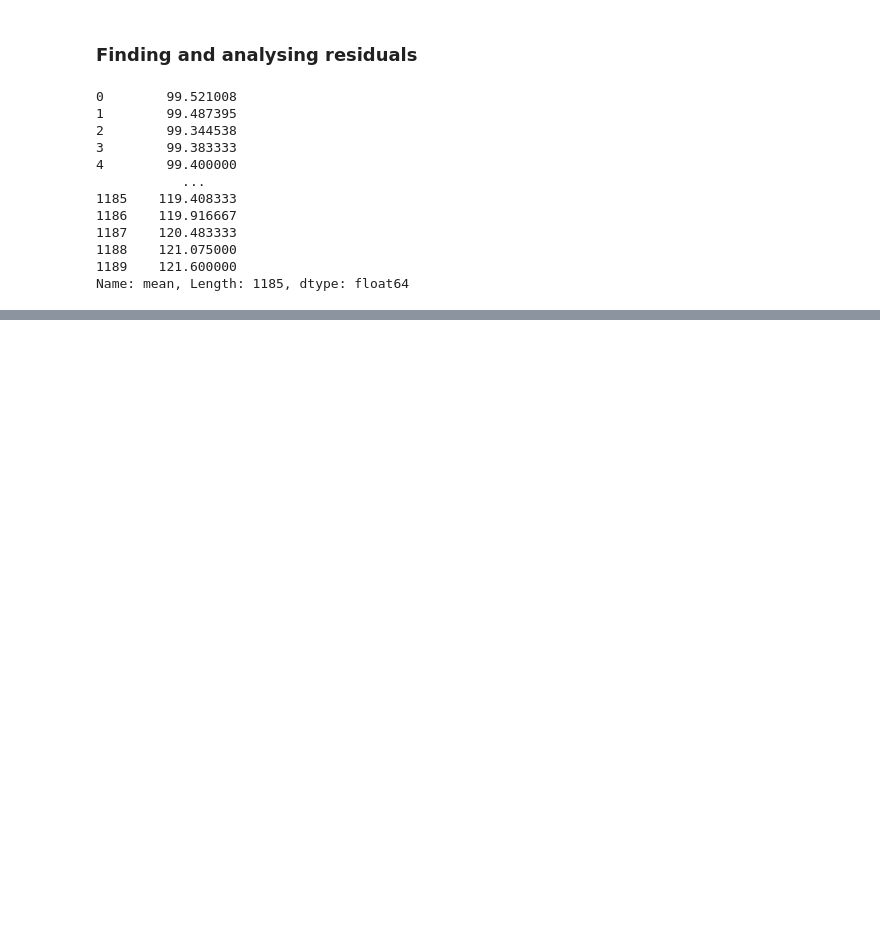
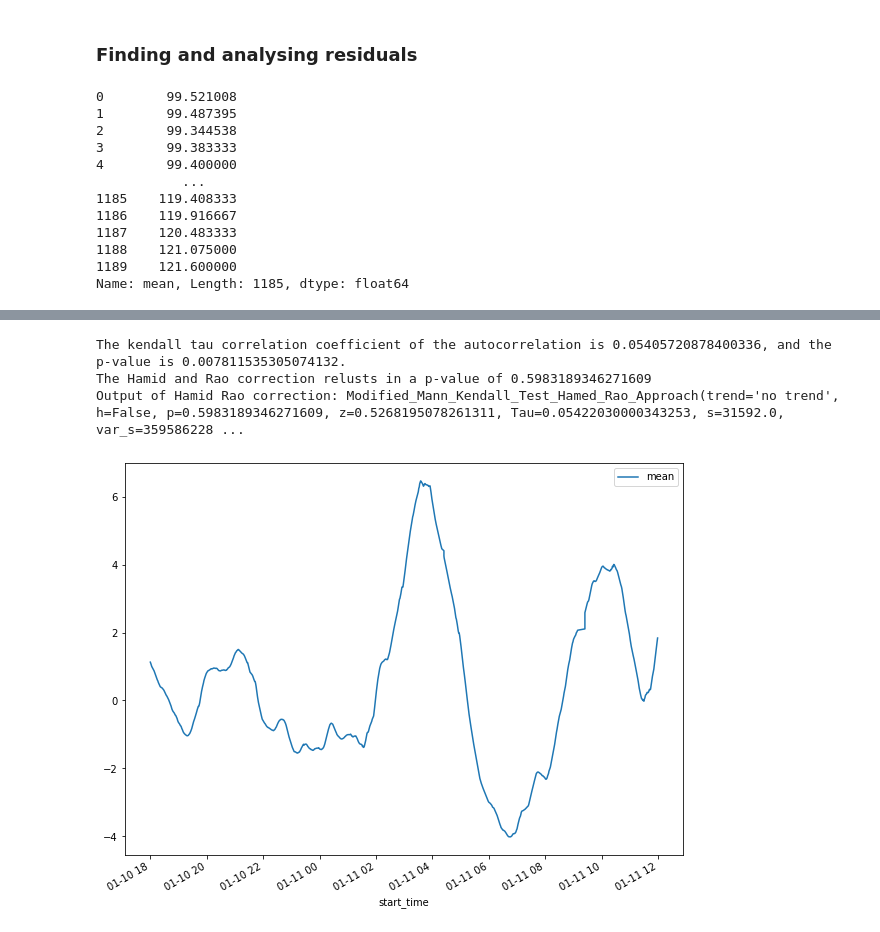
Before and after one commit to l-khali/old_In2Research, a Jupyter notebook: PC-0192_analysis.ipynb, the cells around one changed output, grey strips where cells are left out. Saved outputs shown, nothing was run; the diff lists cells and outputs as text; code cells hidden in the pictures; blank space fills up the shorter version.

Commit message:
residuals

```diff
--- a/PC-0192_analysis.ipynb
+++ b/PC-0192_analysis.ipynb
@@ -614,3 +614,7 @@ PC_0192_mean_smoothed['mean']
 1188    121.075000
 1189    121.600000
 Name: mean, Length: 1185, dtype: float64
+# %%
+PC_0192_residuals = PC_0192_extubated.copy()
+PC_0192_residuals['num_value'] = PC_0192_extubated['num_value'] - PC_0192_extubated_smoothed['num_value']
+PC_0192_residuals
@@ -616,0 +635,7 @@ Name: mean, Length: 1185, dtype: float64
+# %%
+rolling_mean(PC_0192_residuals, 120)
+# %% [output]
+The kendall tau correlation coefficient of the autocorrelation is 0.05405720878400336, and the p-value is 0.007811535305074132.
+The Hamid and Rao correction relusts in a p-value of 0.5983189346271609
+Output of Hamid Rao correction: Modified_Mann_Kendall_Test_Hamed_Rao_Approach(trend='no trend', h=False, p=0.5983189346271609, z=0.5268195078261311, Tau=0.05422030000343253, s=31592.0, var_s=359586228 ...
+[figure, added]
```
Also changed, not shown: parts of 10 cells of this notebook.
